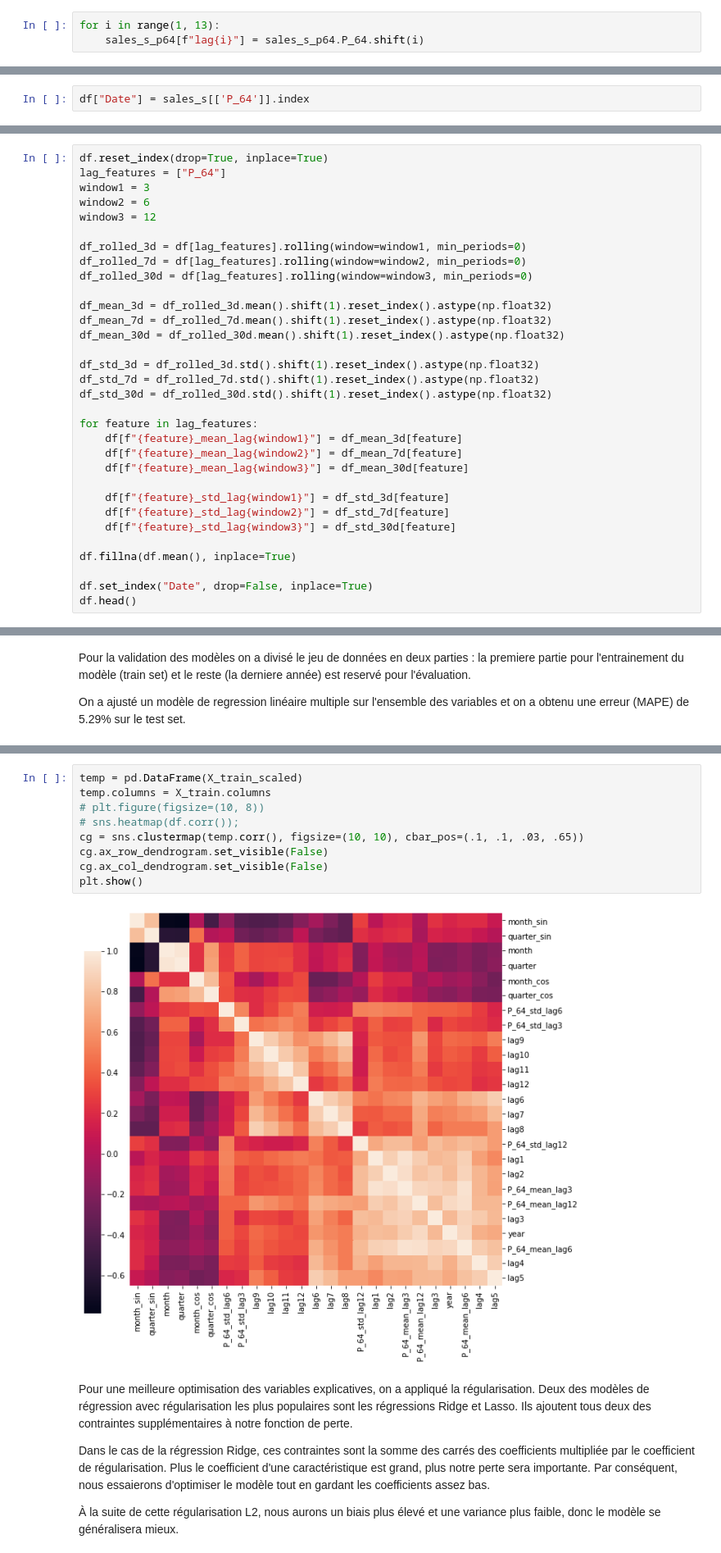
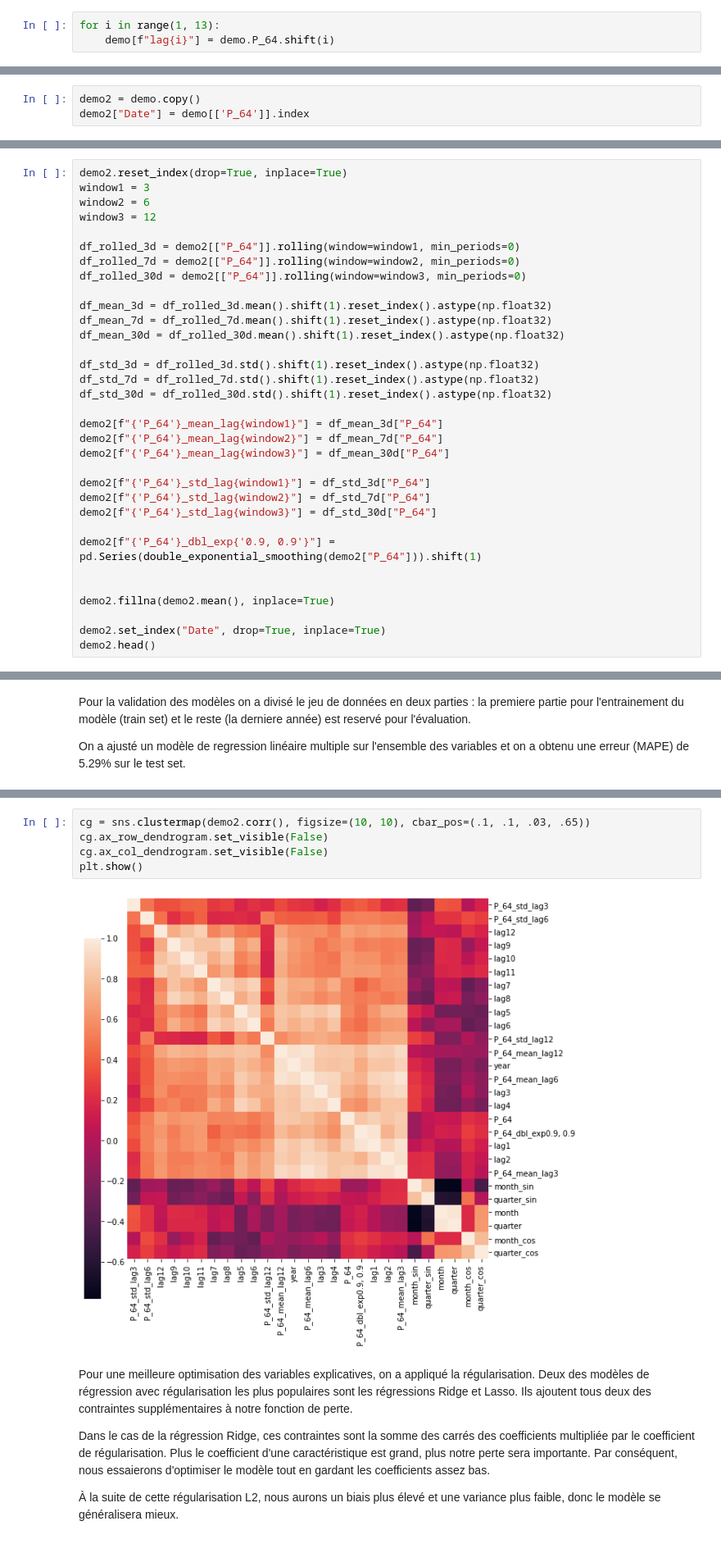
Before and after one commit to Mounji-Salma/Forecasting_App, a Jupyter notebook: ML.ipynb, the cells around one changed output, grey strips where cells are left out. Shown at 82% size. Saved outputs shown, nothing was run; the diff lists cells and outputs as text.

```diff
--- a/ML.ipynb
+++ b/ML.ipynb
@@ -163,4 +582,4 @@ sales_s_p64
 Comme indiqué précédemment, on a utilisé les variables de la série décalées pour beneficier de l'autocorrélation existante dans la série. Pour prendre en compte l'effet de la saisonnalité, on a considéré 12 retards.
 # %%
 for i in range(1, 13):
-    sales_s_p64[f"lag{i}"] = sales_s_p64.P_64.shift(i)
+    demo[f"lag{i}"] = demo.P_64.shift(i)
@@ -186,2 +586,3 @@ df = sales_s_p64.copy()
 # %%
-df["Date"] = sales_s[['P_64']].index
+demo2 = demo.copy()
+demo2["Date"] = demo[['P_64']].index
@@ -204,15 +589,14 @@ df
 # %% [markdown]
 On a généré les moyennes mobiles et ecart-types mobiles (trimestrielle, semestrielle et annuelle) des valeurs décalées afin de détecter la tendance globale des données.
 # %%
-df.reset_index(drop=True, inplace=True)
-lag_features = ["P_64"]
+demo2.reset_index(drop=True, inplace=True)
 window1 = 3
 window2 = 6
 window3 = 12
 
-df_rolled_3d = df[lag_features].rolling(window=window1, min_periods=0)
-df_rolled_7d = df[lag_features].rolling(window=window2, min_periods=0)
-df_rolled_30d = df[lag_features].rolling(window=window3, min_periods=0)
+df_rolled_3d = demo2[["P_64"]].rolling(window=window1, min_periods=0)
+df_rolled_7d = demo2[["P_64"]].rolling(window=window2, min_periods=0)
+df_rolled_30d = demo2[["P_64"]].rolling(window=window3, min_periods=0)
 
 df_mean_3d = df_rolled_3d.mean().shift(1).reset_index().astype(np.float32)
 df_mean_7d = df_rolled_7d.mean().shift(1).reset_index().astype(np.float32)
@@ -222,19 +606,21 @@ df_std_3d = df_rolled_3d.std().shift(1).reset_index().astype(np.float32)
 df_std_7d = df_rolled_7d.std().shift(1).reset_index().astype(np.float32)
 df_std_30d = df_rolled_30d.std().shift(1).reset_index().astype(np.float32)
 
-for feature in lag_features:
-    df[f"{feature}_mean_lag{window1}"] = df_mean_3d[feature]
-    df[f"{feature}_mean_lag{window2}"] = df_mean_7d[feature]
-    df[f"{feature}_mean_lag{window3}"] = df_mean_30d[feature]
+demo2[f"{'P_64'}_mean_lag{window1}"] = df_mean_3d["P_64"]
+demo2[f"{'P_64'}_mean_lag{window2}"] = df_mean_7d["P_64"]
+demo2[f"{'P_64'}_mean_lag{window3}"] = df_mean_30d["P_64"]
 
-    df[f"{feature}_std_lag{window1}"] = df_std_3d[feature]
-    df[f"{feature}_std_lag{window2}"] = df_std_7d[feature]
-    df[f"{feature}_std_lag{window3}"] = df_std_30d[feature]
+demo2[f"{'P_64'}_std_lag{window1}"] = df_std_3d["P_64"]
+demo2[f"{'P_64'}_std_lag{window2}"] = df_std_7d["P_64"]
+demo2[f"{'P_64'}_std_lag{window3}"] = df_std_30d["P_64"]
 
-df.fillna(df.mean(), inplace=True)
+demo2[f"{'P_64'}_dbl_exp{'0.9, 0.9'}"] = pd.Series(double_exponential_smoothing(demo2["P_64"])).shift(1)
 
-df.set_index("Date", drop=False, inplace=True)
-df.head()
+
+demo2.fillna(demo2.mean(), inplace=True)
+
+demo2.set_index("Date", drop=True, inplace=True)
+demo2.head()
 # %% [output]
 |  | P_64 | year | month | quarter | month_sin | month_cos | quarter_sin | quarter_cos | lag1 | lag2 | ... |
 | Date |  |  |  |  |  |  |  |  |  |  | ... |
@@ -376,14 +650,10 @@ X_test_scaled = scaler.transform(X_test)
 # %%
-temp = pd.DataFrame(X_train_scaled)
-temp.columns = X_train.columns
-# plt.figure(figsize=(10, 8))
-# sns.heatmap(df.corr());
-cg = sns.clustermap(temp.corr(), figsize=(10, 10), cbar_pos=(.1, .1, .03, .65))
+cg = sns.clustermap(demo2.corr(), figsize=(10, 10), cbar_pos=(.1, .1, .03, .65))
 cg.ax_row_dendrogram.set_visible(False)
 cg.ax_col_dendrogram.set_visible(False)
 plt.show()
 # %% [output]
-[figure, old version]
+[figure, new version]
 # %% [markdown]
 Pour une meilleure optimisation des variables explicatives, on a  appliqué la régularisation. Deux des modèles de régression avec régularisation les plus populaires sont les régressions Ridge et Lasso. Ils ajoutent tous deux des contraintes supplémentaires à notre fonction de perte.
 
```
Also changed, not shown: parts of 82 cells of this notebook, 3 other files.
